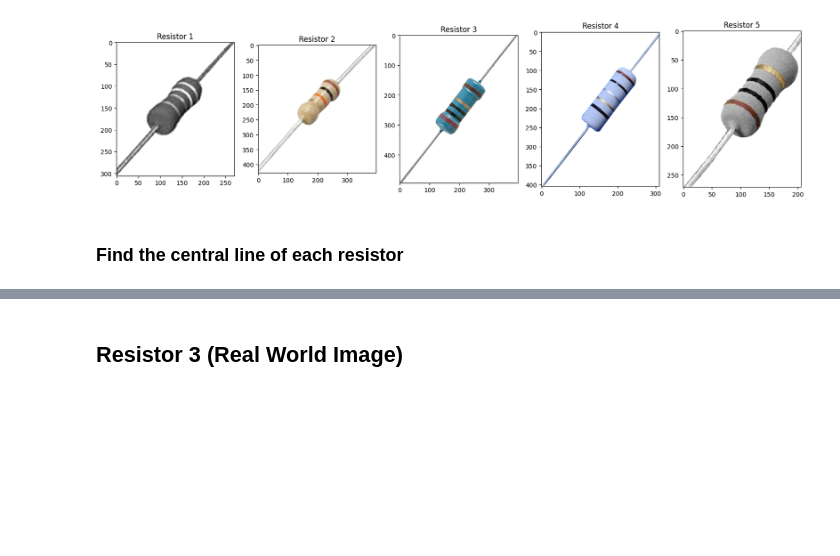
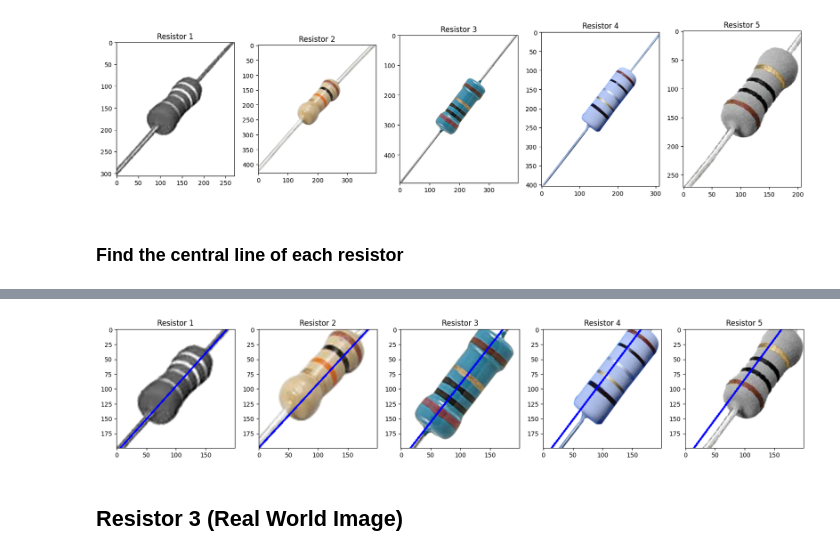
Before and after one commit to Xanonymous-GitHub/cs933-lab, a Jupyter notebook: practical_assignment/part-1.ipynb, the cells around one changed output, grey strips where cells are left out. Saved outputs shown, nothing was run; the diff lists cells and outputs as text; code cells hidden in the pictures; blank space fills up the shorter version.

```diff
--- a/practical_assignment/part-1.ipynb
+++ b/practical_assignment/part-1.ipynb
@@ -113,3 +117,44 @@ show_images_in_row(r1_with_central_line)
+# %%
+# Crop the resistor 2 images to a fixed size.
+# It should base on the central point of the image.
+
+crop_size_x = 200
+crop_size_y = 200
+
+def crop_resistor_to_fixed_size(resistor_: np.ndarray) -> np.ndarray:
+    # Find the central point of the resistor
+    # If the image is RGB, convert it to grayscale first.
+    if len(resistor_.shape) > 2:
+        resistor_tmp = cv2.cvtColor(resistor_, cv2.COLOR_BGR2GRAY)
+    else:
+        resistor_tmp = resistor_.copy()
+    central_point = find_centroid_from(resistor_tmp)
+
+    half_crop_size_x = crop_size_x // 2
+    half_crop_size_y = crop_size_y // 2
+
+    # Crop the resistor to a fixed size
+    return resistor_[
+        int(central_point[1] - half_crop_size_y):int(central_point[1] + half_crop_size_y),
+        int(central_point[0] - half_crop_size_x):int(central_point[0] + half_crop_size_x)
+    ]
+# %%
+r2_resistors = [crop_resistor_to_fixed_size(resistor) for resistor in r2_resistors]
+b_r2_resistors = [crop_resistor_to_fixed_size(resistor) for resistor in b_r2_resistors]
+
+r2_with_central_line = []
+
+for i, resistor in enumerate(r2_resistors):
+    central_line = central_line_of(b_r2_resistors[i])
+    # Flip the central line horizontally to make it parallel to the resistor's body
+    central_line[0][0] = resistor.shape[1] - central_line[0][0]
+    central_line[1][0] = resistor.shape[1] - central_line[1][0]
+
+    r2_with_central_line.append(draw_central_line_on(resistor, a=central_line[0], b=central_line[1]))
+
+show_images_in_row(r2_with_central_line)
+# %% [output]
+[figure, added]
 # %% [markdown]
 ## Resistor 3 (Real World Image)
 # %%
```
Also changed, not shown: parts of 1 cell of this notebook.
